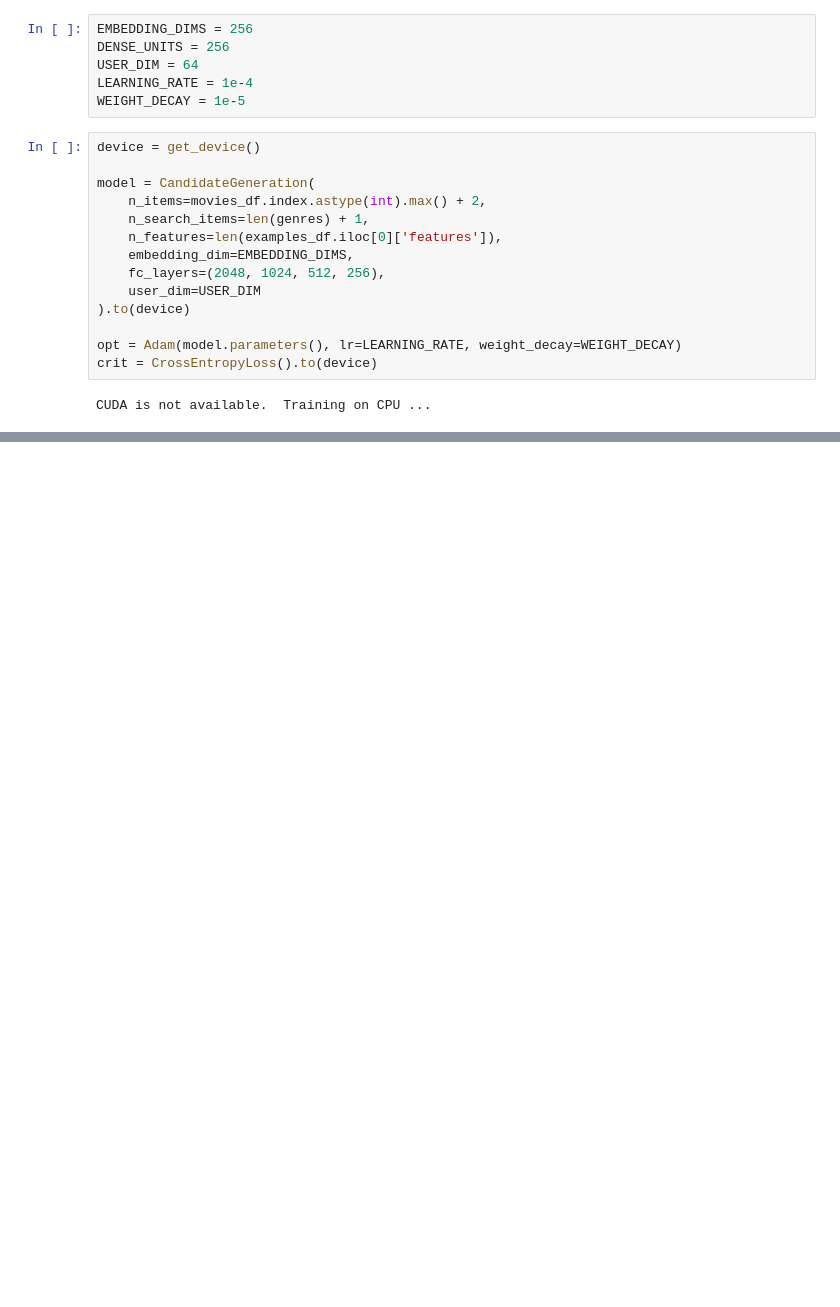
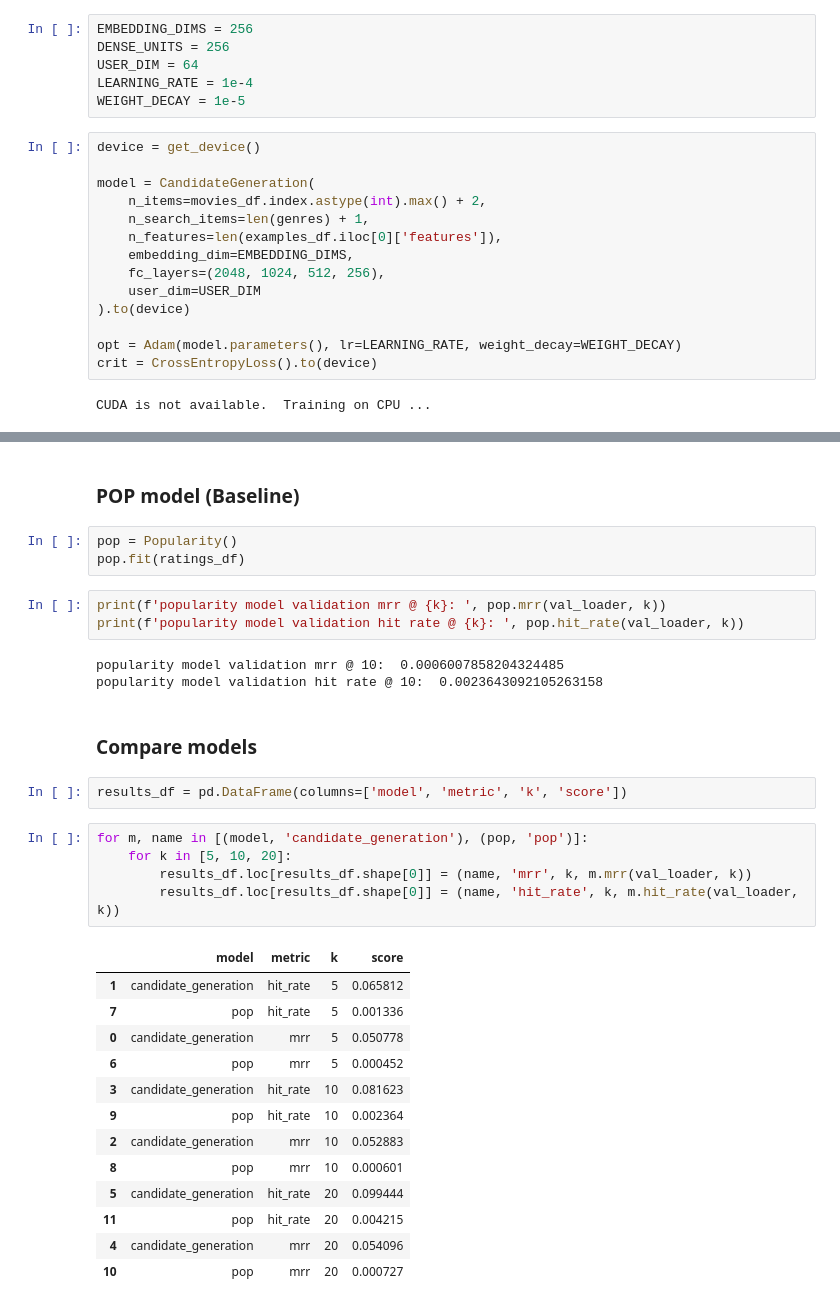
Before and after one commit to lotenn/recsys-3639-final-project, a Jupyter notebook: runner.ipynb, the cells around one changed output, grey strips where cells are left out. Saved outputs shown, nothing was run; the diff lists cells and outputs as text; blank space fills up the shorter version.

```diff
--- a/runner.ipynb
+++ b/runner.ipynb
@@ -110,0 +111,34 @@ validation hit rate @ 10:  0.08777640716374269
+# %% [markdown]
+### POP model (Baseline)
+# %%
+pop = Popularity()
+pop.fit(ratings_df)
+# %%
+print(f'popularity model validation mrr @ {k}: ', pop.mrr(val_loader, k))
+print(f'popularity model validation hit rate @ {k}: ', pop.hit_rate(val_loader, k))
+# %% [output]
+popularity model validation mrr @ 10:  0.0006007858204324485
+popularity model validation hit rate @ 10:  0.0023643092105263158
+# %% [markdown]
+### Compare models
+# %%
+results_df = pd.DataFrame(columns=['model', 'metric', 'k', 'score'])
+# %%
+for m, name in [(model, 'candidate_generation'), (pop, 'pop')]:
+    for k in [5, 10, 20]:
+        results_df.loc[results_df.shape[0]] = (name, 'mrr', k, m.mrr(val_loader, k))
+        results_df.loc[results_df.shape[0]] = (name, 'hit_rate', k, m.hit_rate(val_loader, k))
+# %% [output]
+|  | model | metric | k | score |
+| 1 | candidate_generation | hit_rate | 5 | 0.065812 |
+| 7 | pop | hit_rate | 5 | 0.001336 |
+| 0 | candidate_generation | mrr | 5 | 0.050778 |
+| 6 | pop | mrr | 5 | 0.000452 |
+| 3 | candidate_generation | hit_rate | 10 | 0.081623 |
+| 9 | pop | hit_rate | 10 | 0.002364 |
+| 2 | candidate_generation | mrr | 10 | 0.052883 |
+| 8 | pop | mrr | 10 | 0.000601 |
+| 5 | candidate_generation | hit_rate | 20 | 0.099444 |
+| 11 | pop | hit_rate | 20 | 0.004215 |
+| 4 | candidate_generation | mrr | 20 | 0.054096 |
+| 10 | pop | mrr | 20 | 0.000727 |
```
Also changed, not shown: parts of 11 cells of this notebook, 3 other files.
